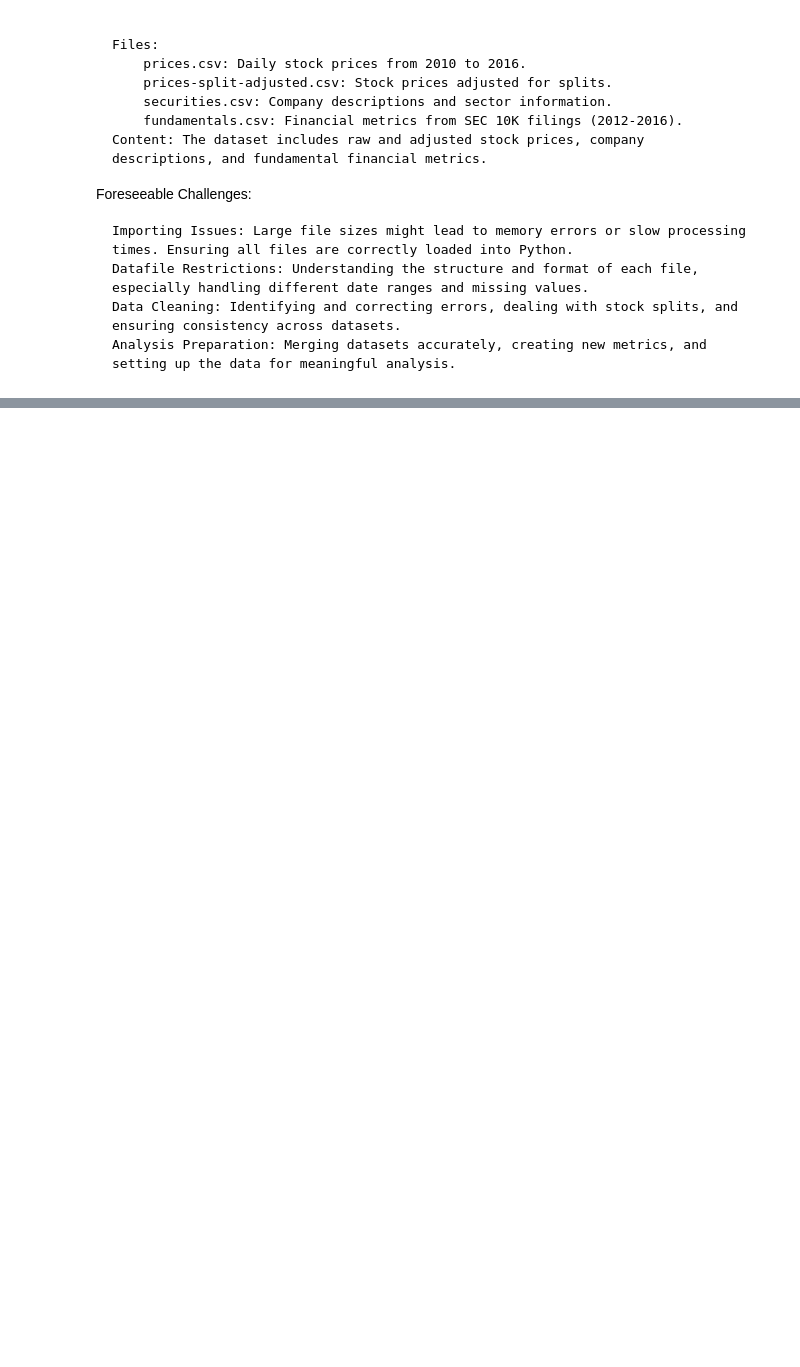
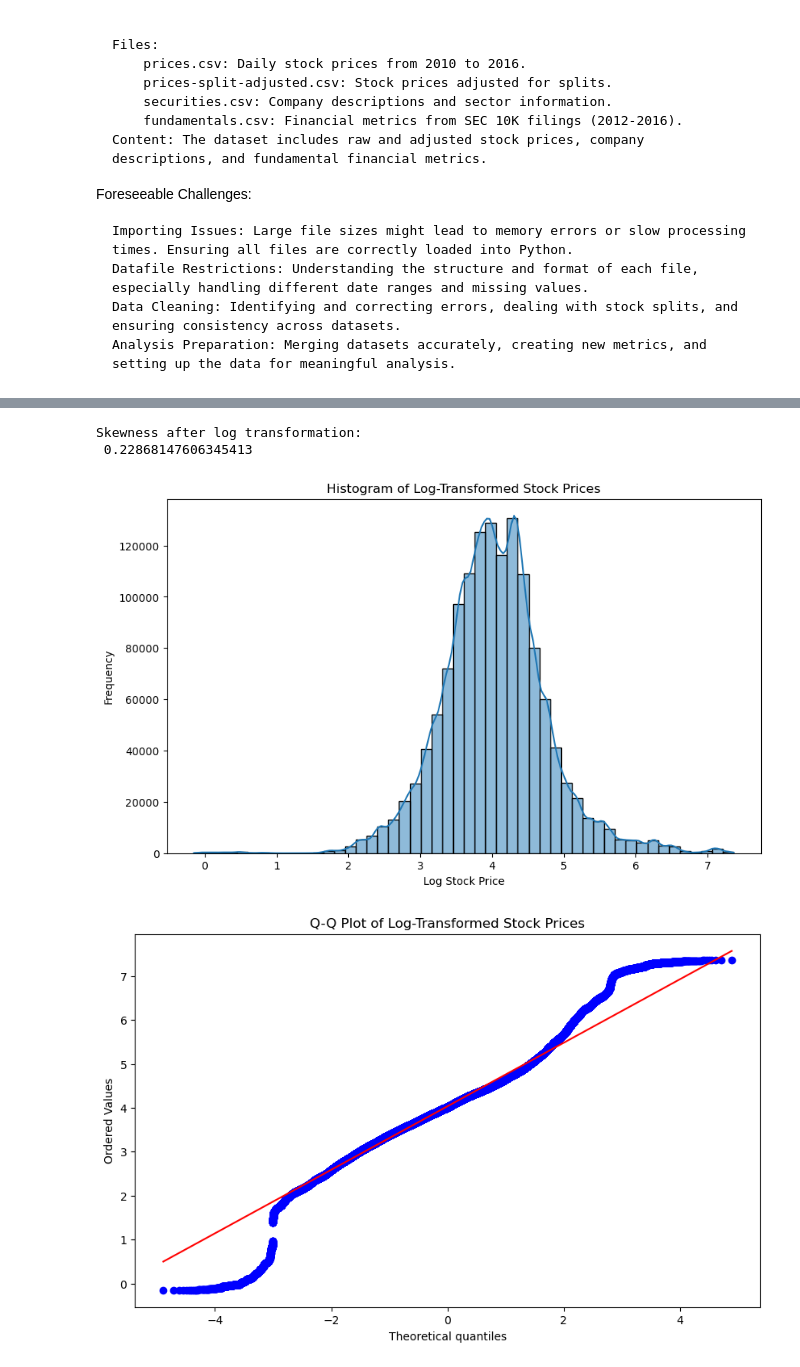
Before and after one commit to ajinkyah/NYSE-Dataset-Analysis, a Jupyter notebook: NYSE Dataset/Milestone1&2_AjinkyaHuddar_A00272825.ipynb, the cells around one changed output, grey strips where cells are left out. Drawn from its saved outputs; the diff is of its cells as text; code cells hidden in the pictures; blank space fills up the shorter version.

```diff
--- a/NYSE Dataset/Milestone1&2_AjinkyaHuddar_A00272825.ipynb
+++ b/NYSE Dataset/Milestone1&2_AjinkyaHuddar_A00272825.ipynb
@@ -57,0 +257,26 @@ fundamentals = pd.read_csv('fundamentals.csv')
+# %%
+# Example: Log transformation for 'close' prices'
+import numpy as np
+merged_data['log_close'] = np.log(merged_data['close'].replace(0, np.nan))  # Replace 0s to avoid log(0) issues
+
+# Check skewness after transformation
+log_skew_values = merged_data['log_close'].skew()
+print("Skewness after log transformation:\n", log_skew_values)
+
+# Histogram and Q-Q plot after transformation
+plt.figure(figsize=(10, 6))
+sns.histplot(merged_data['log_close'].dropna(), bins=50, kde=True)
+plt.title('Histogram of Log-Transformed Stock Prices')
+plt.xlabel('Log Stock Price')
+plt.ylabel('Frequency')
+plt.show()
+
+plt.figure(figsize=(10, 6))
+stats.probplot(merged_data['log_close'].dropna(), dist="norm", plot=plt)
+plt.title('Q-Q Plot of Log-Transformed Stock Prices')
+plt.show()
+# %% [output]
+Skewness after log transformation:
+ 0.22868147606345413
+[figure, added]
+[figure, added]
```
Also changed, not shown: parts of 13 cells of this notebook, 3 other files.
